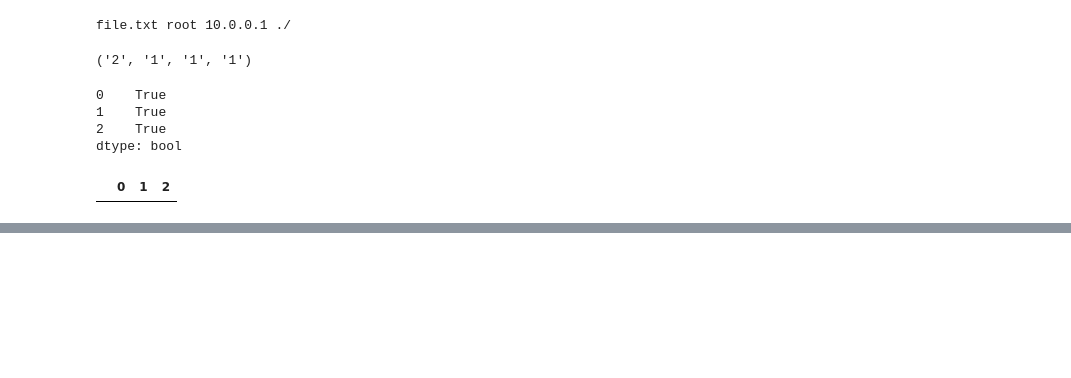
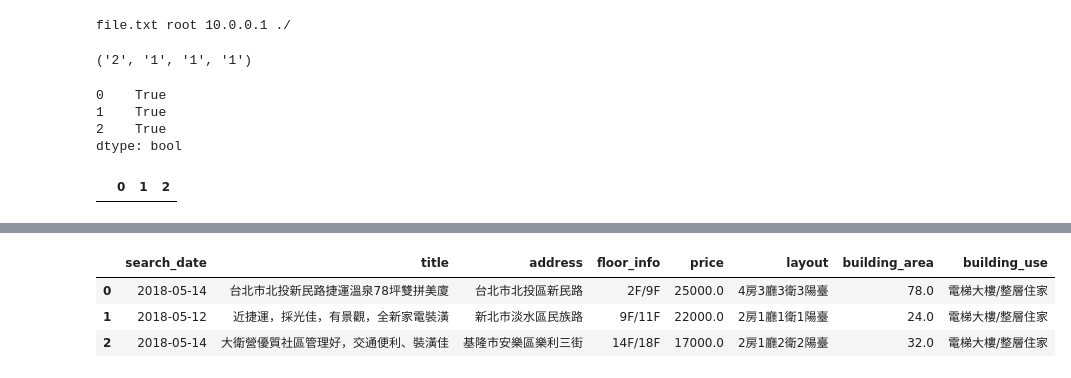
Before and after one commit to ywchiu/ctbcpy, a Jupyter notebook: Demo20190429.ipynb, the cells around one changed output, grey strips where cells are left out. Cells and saved outputs as stored; diff of their text form; code cells hidden in the pictures; blank space fills up the shorter version.

```diff
--- a/Demo20190429.ipynb
+++ b/Demo20190429.ipynb
@@ -276,0 +394,2 @@ df2[df2[0].isnull()]
+# %%
+df['price'] = df['price'].map(lambda ele: int(ele.replace('元/月', '').replace(',',''))).head()
@@ -276,0 +412,7 @@ df2[df2[0].isnull()]
+# %%
+with lite.connect('test.sqlite') as db:
+    df.to_sql(name='renthouse', index=False, con=db, if_exists='replace')
+# %%
+with lite.connect('test.sqlite') as db:
+    df2 = pd.read_sql_query('select * from renthouse;', con = db)
+df2.head(1)
@@ -276,0 +422,4 @@ df2[df2[0].isnull()]
+# %%
+with lite.connect('test.sqlite') as db:
+    df2 = pd.read_sql_query('select building_use, avg(price) from renthouse group by building_use;', con = db)
+df2
@@ -276,0 +435,9 @@ df2[df2[0].isnull()]
+# %%
+with lite.connect('test.sqlite') as db:
+    df2 = pd.read_sql_query('select * from renthouse order by price desc limit 3;', con = db)
+df2
+# %% [output]
+|  | search_date | title | address | floor_info | price | layout | building_area | building_use |
+| 0 | 2018-05-14 | 台北市北投新民路捷運溫泉78坪雙拼美廈 | 台北市北投區新民路 | 2F/9F | 25000.0 | 4房3廳3衛3陽臺 | 78.0 | 電梯大樓/整層住家 |
+| 1 | 2018-05-12 | 近捷運，採光佳，有景觀，全新家電裝潢 | 新北市淡水區民族路 | 9F/11F | 22000.0 | 2房1廳1衛1陽臺 | 24.0 | 電梯大樓/整層住家 |
+| 2 | 2018-05-14 | 大衛營優質社區管理好，交通便利、裝潢佳 | 基隆市安樂區樂利三街 | 14F/18F | 17000.0 | 2房1廳2衛2陽臺 | 32.0 | 電梯大樓/整層住家 |
```
Also changed, not shown: parts of 19 cells of this notebook.
